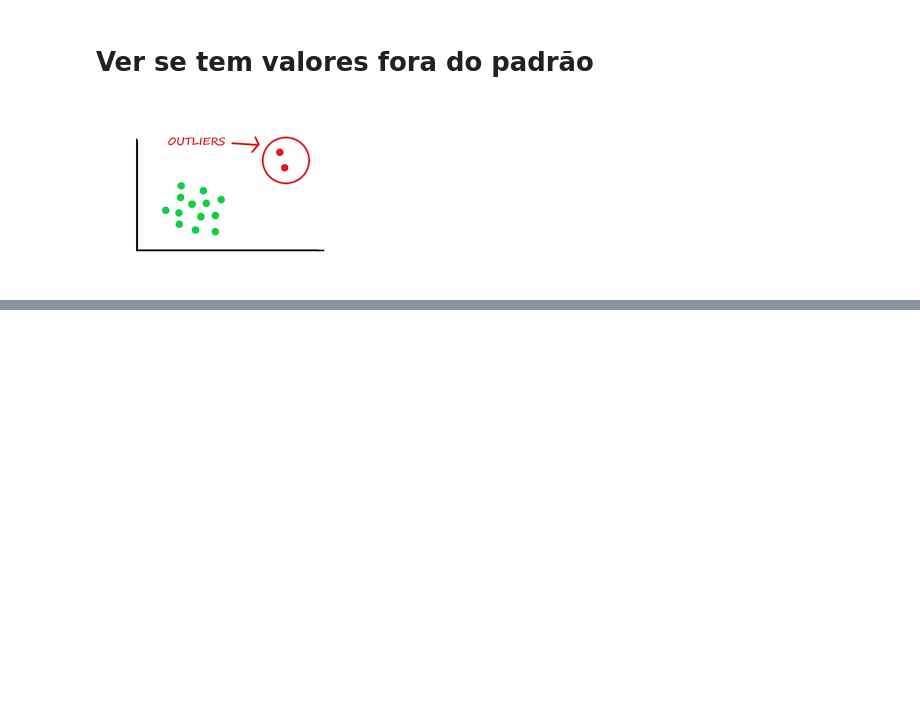
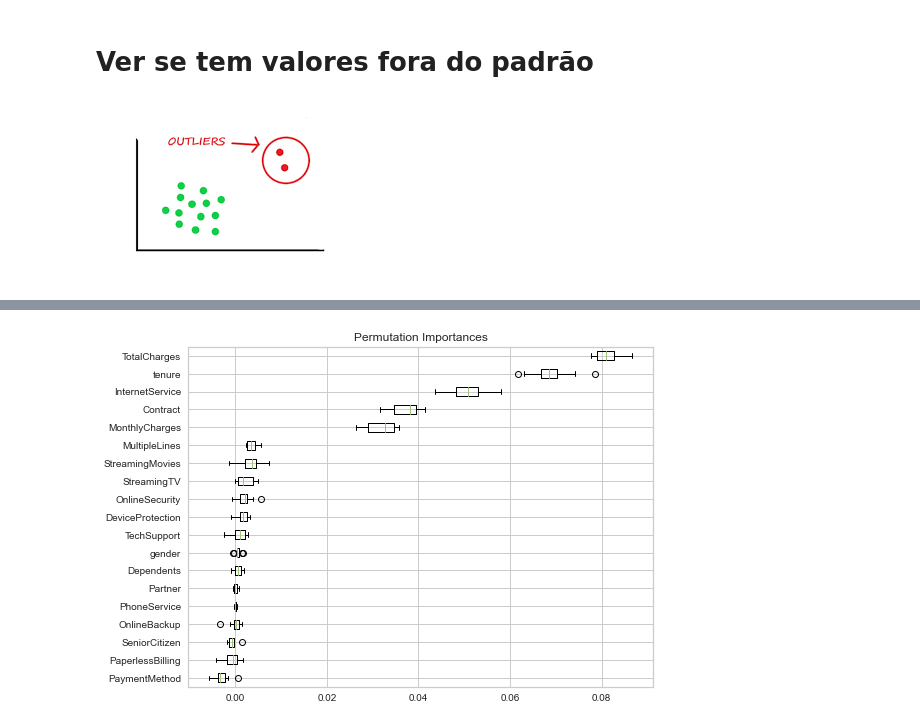
Before and after one commit to fgiordanelli/Projeto1, a Jupyter notebook: Projeto 5.ipynb, the cells around one changed output, grey strips where cells are left out. Saved outputs shown, nothing was run; the diff lists cells and outputs as text; code cells hidden in the pictures; blank space fills up the shorter version.

```diff
--- a/Projeto 5.ipynb
+++ b/Projeto 5.ipynb
@@ -120,0 +142,6 @@ dados
+# %%
+LR.fit(X_train,y_train)
+DT.fit(X_train,y_train)
+KN.fit(X_train,y_train)
+SVM.fit(X_train,y_train)
+RF.fit(X_train,y_train)
@@ -120,0 +169,15 @@ dados
+# %%
+result = permutation_importance(
+    LR, X_train, y_train, n_repeats=10, random_state=42, n_jobs=2
+)
+# %%
+sorted_idx = result.importances_mean.argsort()
+fig, ax = plt.subplots()
+ax.boxplot(
+    result.importances[sorted_idx].T, vert=False, labels=X.columns[sorted_idx]
+)
+ax.set_title("Permutation Importances")
+fig.tight_layout()
+plt.show()
+# %% [output]
+[figure, added]
```
Also changed, not shown: parts of 42 cells of this notebook, 4 other files.
